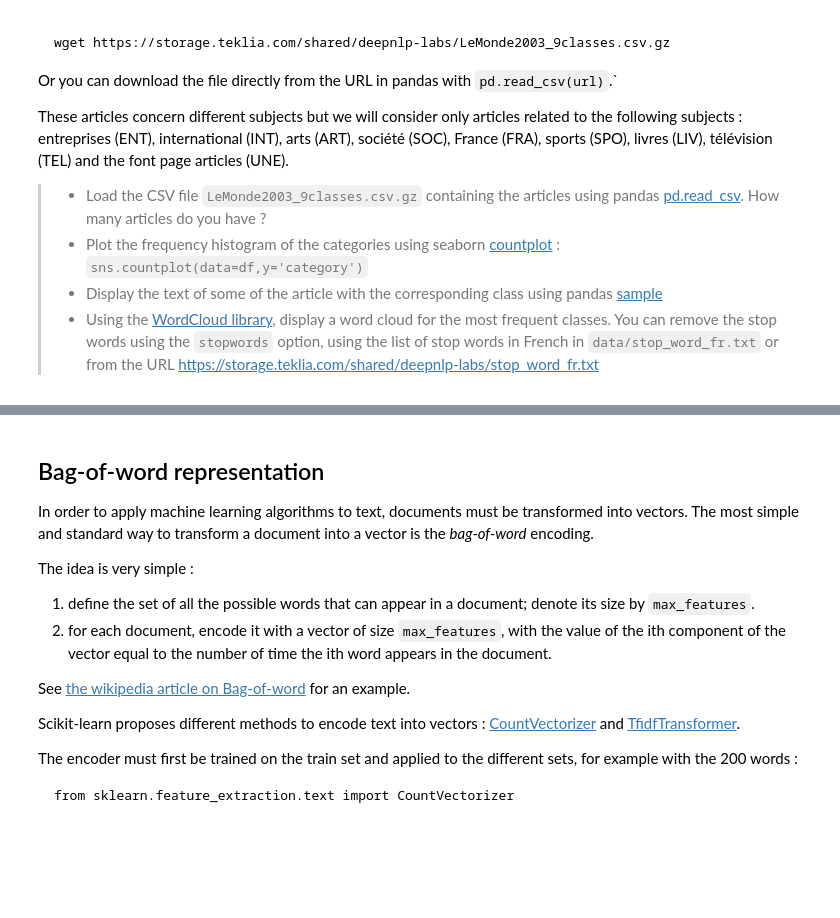
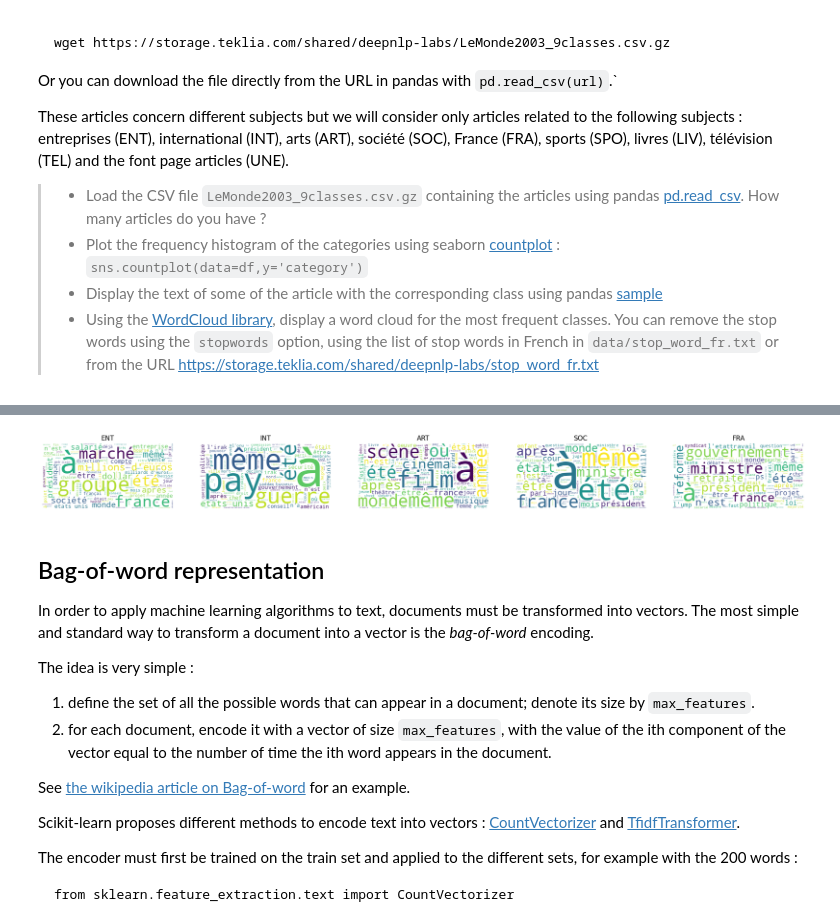
Before and after one commit to gabrielorsatti/nlp-lab-text-classification, a Jupyter notebook: TextClassification_LeMonde.ipynb, the cells around one changed output, grey strips where cells are left out. Saved outputs shown, nothing was run; the diff lists cells and outputs as text; code cells hidden in the pictures; blank space fills up the shorter version.

```diff
--- a/TextClassification_LeMonde.ipynb
+++ b/TextClassification_LeMonde.ipynb
@@ -39,14 +66,24 @@ pd.set_option('display.max_colwidth', None)
-# %%
-from wordcloud import WordCloud
-# Display one wordcloud for each of the most frequent classes
-
-from wordcloud import WordCloud
-STOPWORDS = [x.strip() for x in open('data/stop_word_fr.txt').readlines()]
-import matplotlib.pyplot as plt
-
-# plot a word cloud for each category
-for cat in ['ENT', 'INT',  'ART', 'SOC', 'FRA']:
- # YOUR CODE HERE
+# %%
+from wordcloud import WordCloud
+import matplotlib.pyplot as plt
+import requests
+
+# Téléchargement des stopwords si le fichier local n'existe pas
+stop_words_url = "https://storage.teklia.com/shared/deepnlp-labs/stop_word_fr.txt"
+response = requests.get(stop_words_url)
+STOPWORDS = response.text.splitlines()
+
+# Plot a word cloud for each category
+fig, axes = plt.subplots(1, 5, figsize=(25, 10))
+for i, cat in enumerate(['ENT', 'INT', 'ART', 'SOC', 'FRA']):
+    text = " ".join(df[df['category'] == cat]['text'])
+    wordcloud = WordCloud(stopwords=STOPWORDS, background_color="white").generate(text)
+    axes[i].imshow(wordcloud, interpolation='bilinear')
+    axes[i].set_title(cat)
+    axes[i].axis("off")
+plt.show()
+# %% [output]
+[figure, added]
 # %% [markdown]
 ## Bag-of-word representation
 
```
Also changed, not shown: parts of 20 cells of this notebook.
